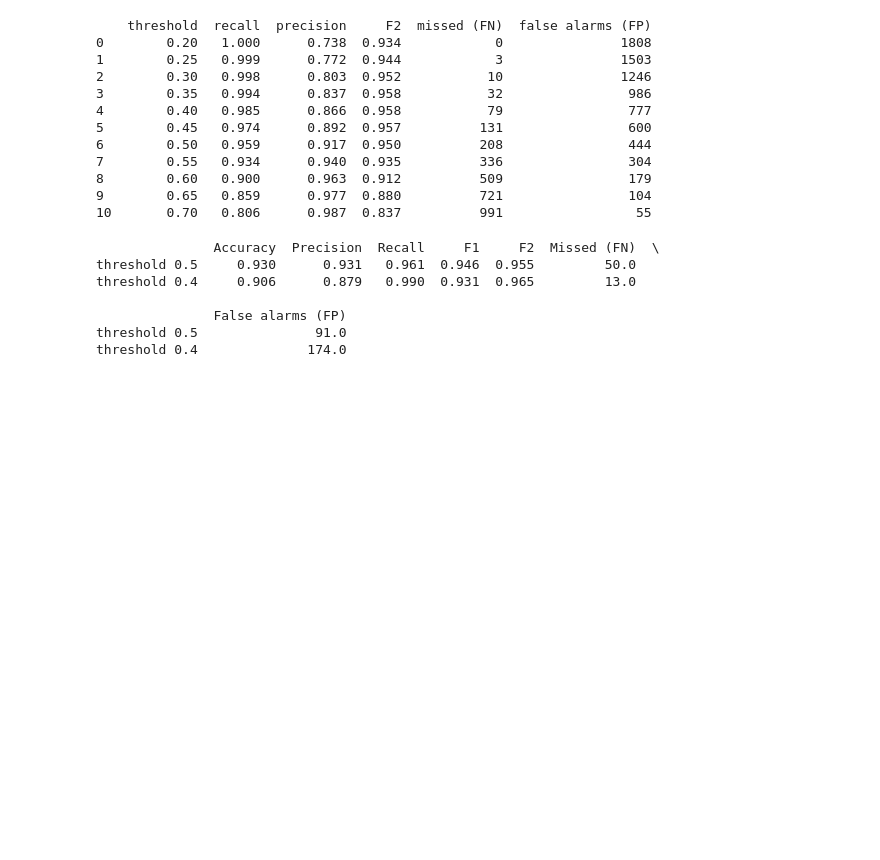
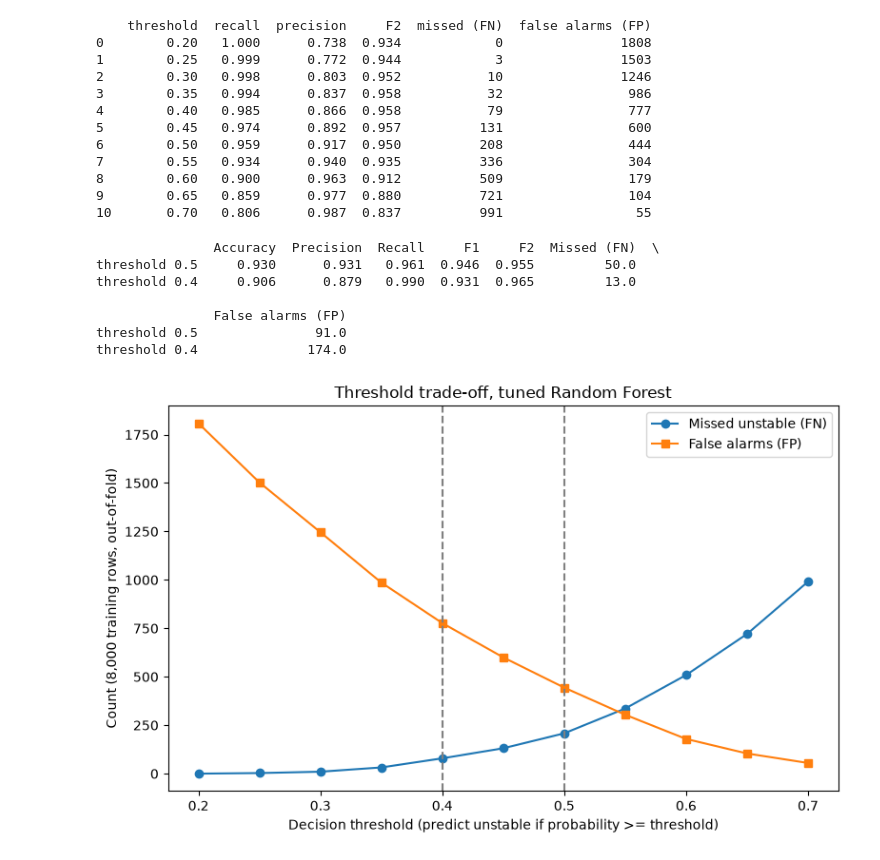
Before and after one commit to sadidarham/GridGuard, a Jupyter notebook: notebooks/gridguard_analysis.ipynb, the cells around one changed output. Saved outputs shown, nothing was run; the diff lists cells and outputs as text; code cells hidden in the pictures; blank space fills up the shorter version.

Commit message:
Add threshold trade-off chart and leakage tests

```diff
--- a/notebooks/gridguard_analysis.ipynb
+++ b/notebooks/gridguard_analysis.ipynb
@@ -576,3 +576,25 @@ threshold 0.4     0.906      0.879   0.990  0.931  0.965         13.0
                False alarms (FP)
 threshold 0.5               91.0
 threshold 0.4              174.0
+# %%
+ts = np.arange(0.20, 0.71, 0.05)
+fn_counts, fp_counts = [], []
+for t in ts:
+    p = (oof >= t).astype(int)
+    fn_counts.append(int(((p == 0) & (y_tr2 == 1)).sum()))
+    fp_counts.append(int(((p == 1) & (y_tr2 == 0)).sum()))
+
+fig, ax = plt.subplots(figsize=(8, 5))
+ax.plot(ts, fn_counts, marker="o", label="Missed unstable (FN)")
+ax.plot(ts, fp_counts, marker="s", label="False alarms (FP)")
+for t in (0.40, 0.50):
+    ax.axvline(t, linestyle="--", color="gray")
+ax.set_xlabel("Decision threshold (predict unstable if probability >= threshold)")
+ax.set_ylabel("Count (8,000 training rows, out-of-fold)")
+ax.set_title("Threshold trade-off, tuned Random Forest")
+ax.legend()
+plt.tight_layout()
+plt.savefig("../reports/figures/threshold_tradeoff.png", dpi=150)
+plt.show()
+# %% [output]
+[figure, added]
```
Also changed, not shown: 2 other files.
